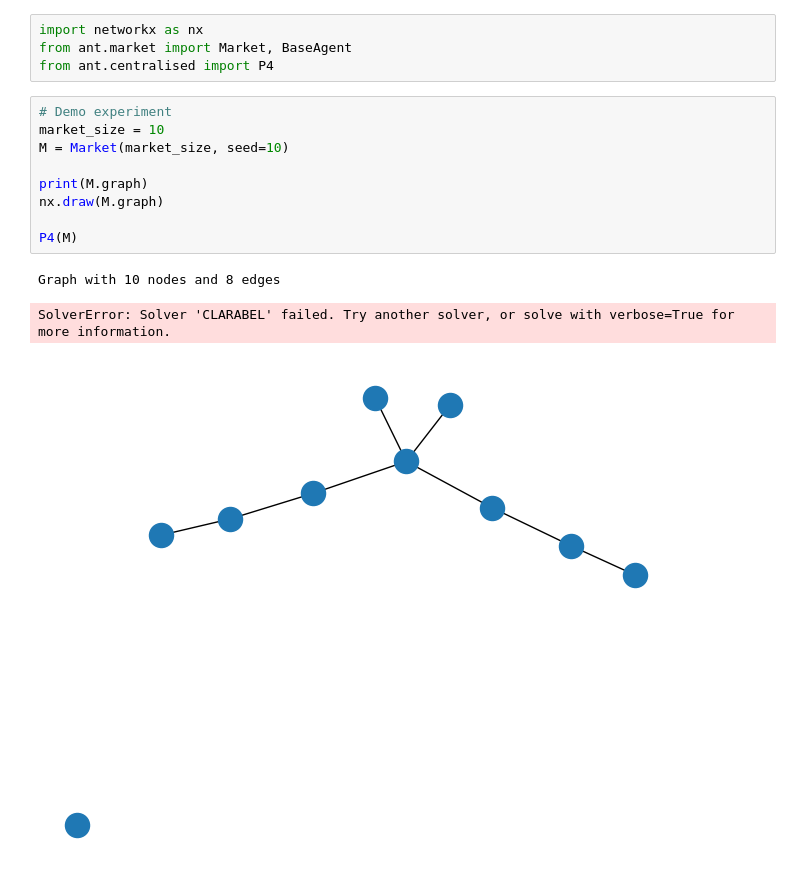
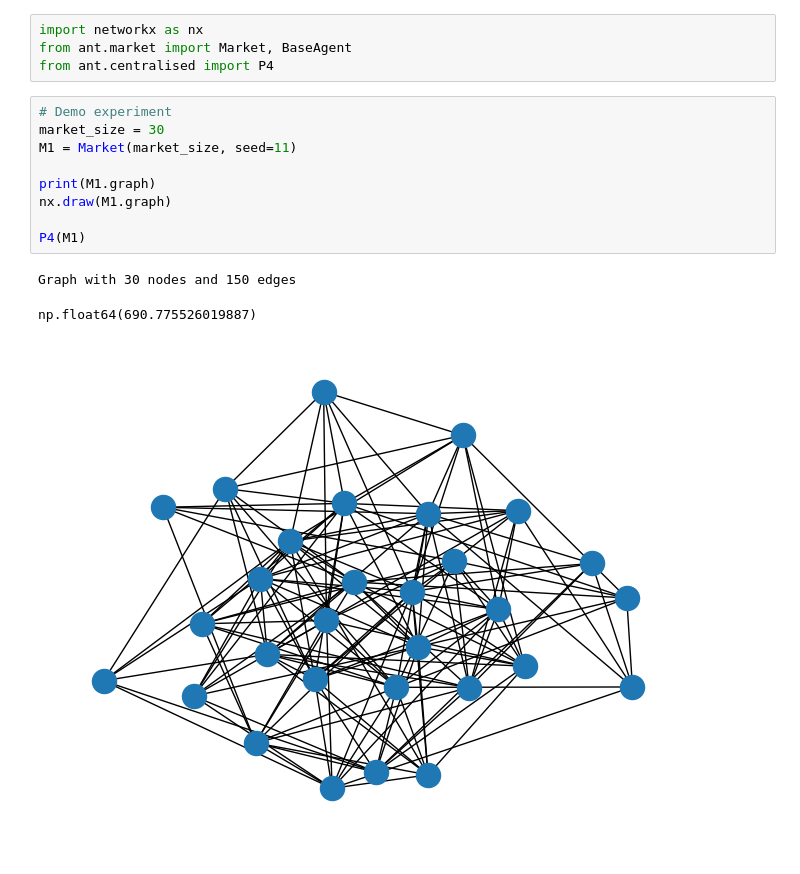
Before and after one commit to Joeri-G/Ant, a Jupyter notebook: experiments/experiment_1.ipynb, the cells around one changed output. Saved outputs shown, nothing was run; the diff lists cells and outputs as text.

```diff
--- a/experiments/experiment_1.ipynb
+++ b/experiments/experiment_1.ipynb
@@ -4,14 +4,14 @@ from ant.market import Market, BaseAgent
 from ant.centralised import P4
 # %%
 # Demo experiment
-market_size = 10
-M = Market(market_size, seed=10)
+market_size = 30
+M1 = Market(market_size, seed=11)
 
-print(M.graph)
-nx.draw(M.graph)
+print(M1.graph)
+nx.draw(M1.graph)
 
-P4(M)
+P4(M1)
 # %% [output]
-Graph with 10 nodes and 8 edges
+Graph with 30 nodes and 150 edges
-SolverError: Solver 'CLARABEL' failed. Try another solver, or solve with verbose=True for more information.
+np.float64(690.775526019887)
-[figure, old version]
+[figure, new version]
```
